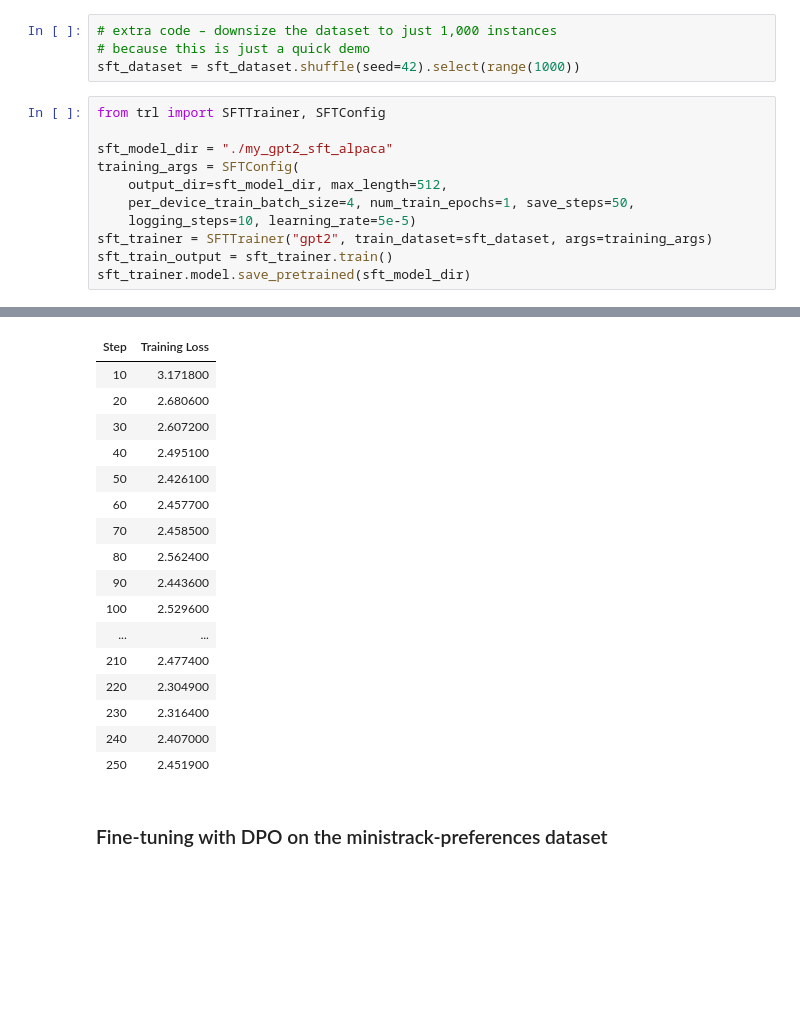
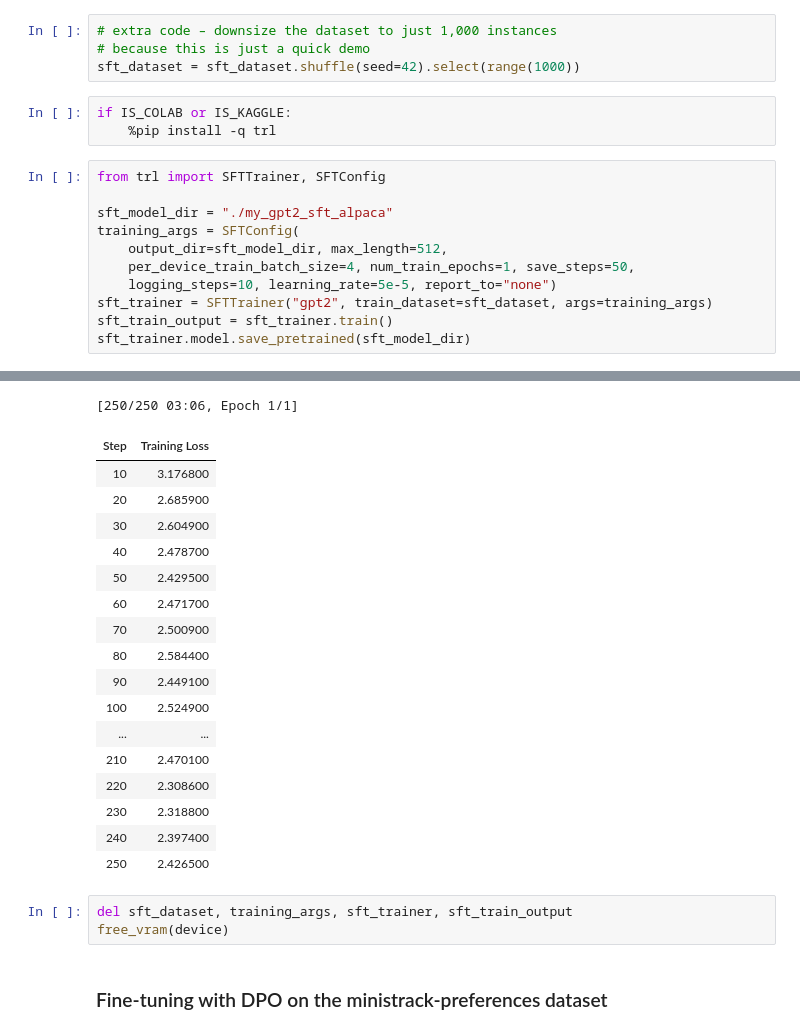
Before and after one commit to niuers/handson-mlp, a Jupyter notebook: 15_transformers_for_nlp_and_chatbots.ipynb, the cells around one changed output, grey strips where cells are left out. Saved outputs shown, nothing was run; the diff lists cells and outputs as text; blank space fills up the shorter version.

Commit message:
Update notebooks for chapters 13 to 16 on latest Colab runtime

```diff
--- a/15_transformers_for_nlp_and_chatbots.ipynb
+++ b/15_transformers_for_nlp_and_chatbots.ipynb
@@ -909,6 +947,9 @@ Assistant: The three primary colors are red, blue, and yellow.
 # extra code – downsize the dataset to just 1,000 instances
 # because this is just a quick demo
 sft_dataset = sft_dataset.shuffle(seed=42).select(range(1000))
+# %%
+if IS_COLAB or IS_KAGGLE:
+    %pip install -q trl
 # %%
 from trl import SFTTrainer, SFTConfig
 
@@ -916,7 +957,7 @@ sft_model_dir = "./my_gpt2_sft_alpaca"
 training_args = SFTConfig(
     output_dir=sft_model_dir, max_length=512,
     per_device_train_batch_size=4, num_train_epochs=1, save_steps=50,
-    logging_steps=10, learning_rate=5e-5)
+    logging_steps=10, learning_rate=5e-5, report_to="none")
 sft_trainer = SFTTrainer("gpt2", train_dataset=sft_dataset, args=training_args)
 sft_train_output = sft_trainer.train()
 sft_trainer.model.save_pretrained(sft_model_dir)
@@ -925,20 +966,24 @@ sft_trainer.model.save_pretrained(sft_model_dir)
+[250/250 03:06, Epoch 1/1]
 | Step | Training Loss |
-| 10 | 3.171800 |
-| 20 | 2.680600 |
-| 30 | 2.607200 |
-| 40 | 2.495100 |
-| 50 | 2.426100 |
-| 60 | 2.457700 |
-| 70 | 2.458500 |
-| 80 | 2.562400 |
-| 90 | 2.443600 |
-| 100 | 2.529600 |
+| 10 | 3.176800 |
+| 20 | 2.685900 |
+| 30 | 2.604900 |
+| 40 | 2.478700 |
+| 50 | 2.429500 |
+| 60 | 2.471700 |
+| 70 | 2.500900 |
+| 80 | 2.584400 |
+| 90 | 2.449100 |
+| 100 | 2.524900 |
 | ... | ... |
-| 210 | 2.477400 |
-| 220 | 2.304900 |
-| 230 | 2.316400 |
-| 240 | 2.407000 |
-| 250 | 2.451900 |
+| 210 | 2.470100 |
+| 220 | 2.308600 |
+| 230 | 2.318800 |
+| 240 | 2.397400 |
+| 250 | 2.426500 |
+# %%
+del sft_dataset, training_args, sft_trainer, sft_train_output
+free_vram(device)
 # %% [markdown]
 ### Fine-tuning with DPO on the ministrack-preferences dataset
 # %%
```
Also changed, not shown: parts of 46 cells of this notebook, 3 other files.
